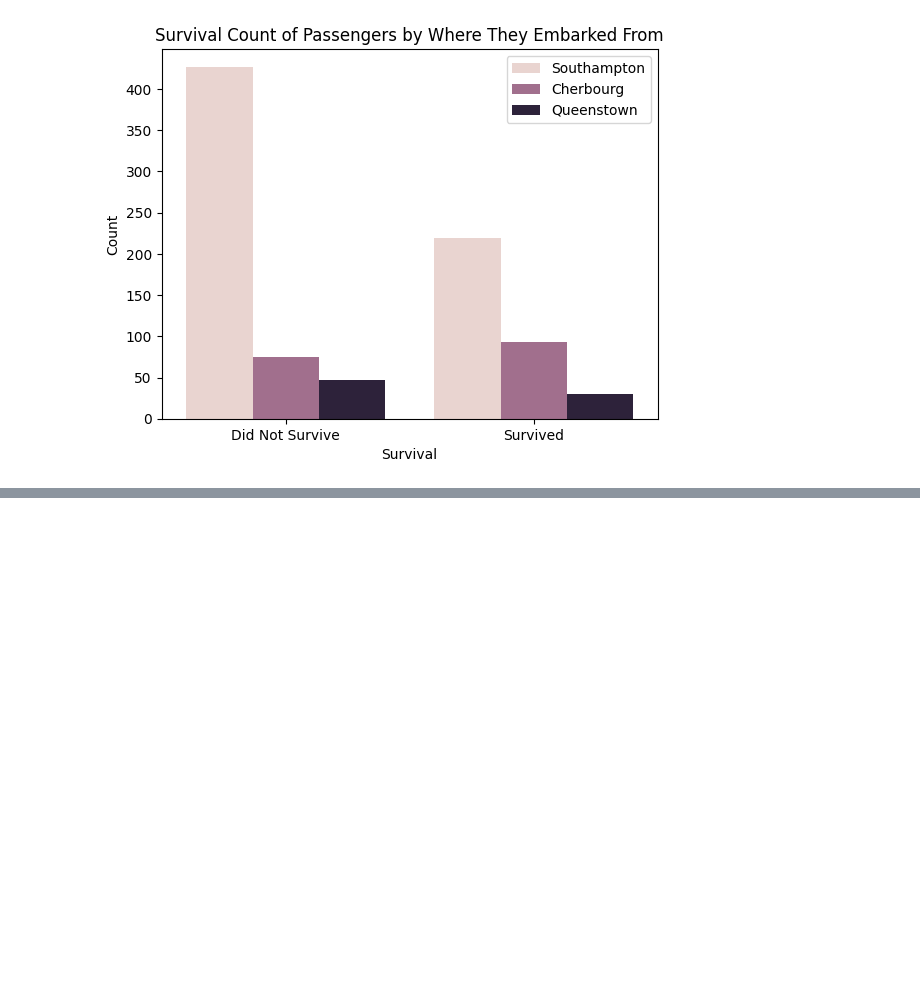
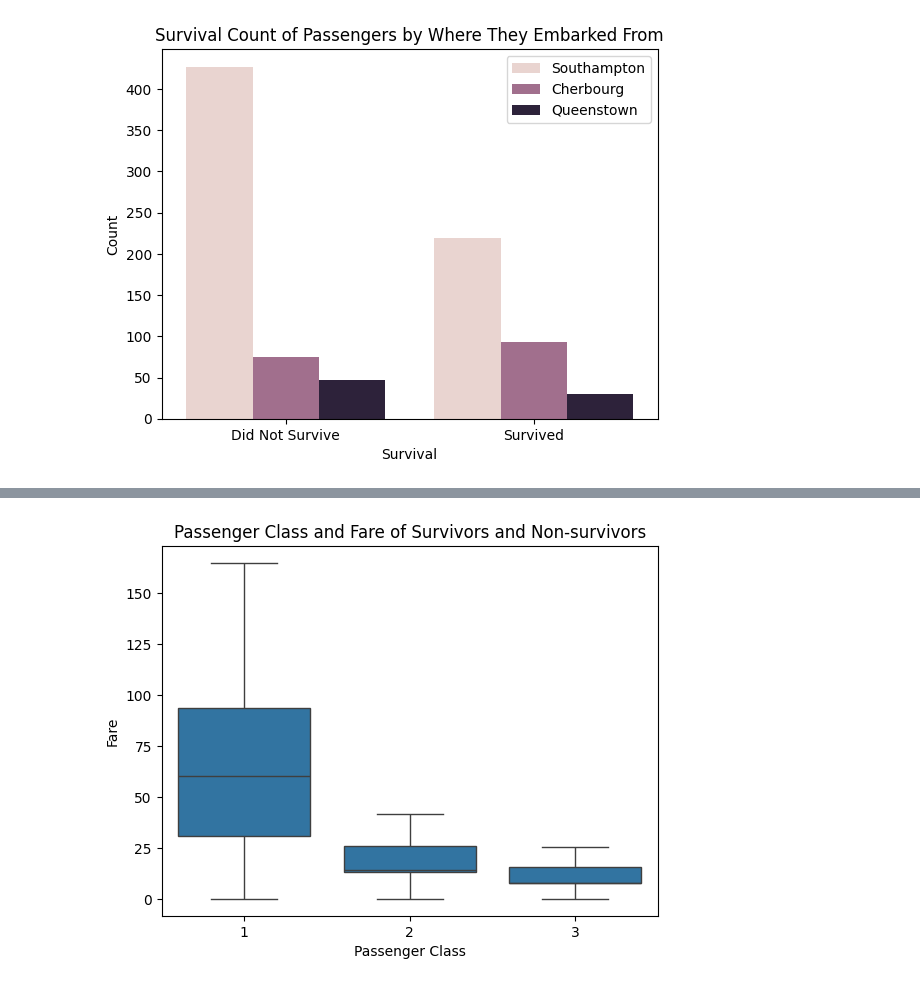
Before and after one commit to MaharLeika18/Data-Mining---Python, a Jupyter notebook: titanic.ipynb, the cells around one changed output, grey strips where cells are left out. Cells and saved outputs as stored; diff of their text form; code cells hidden in the pictures; blank space fills up the shorter version.

```diff
--- a/titanic.ipynb
+++ b/titanic.ipynb
@@ -105,0 +155,11 @@ plt.show()
+# %%
+# Boxplot Version
+sns.boxplot(x="Pclass", y="Fare", data=data, showfliers=False)
+
+plt.title("Passenger Class and Fare of Survivors and Non-survivors")
+plt.xlabel("Passenger Class")
+plt.ylabel("Fare")
+
+plt.show()
+# %% [output]
+[figure, added]
```
Also changed, not shown: parts of 7 cells of this notebook.
